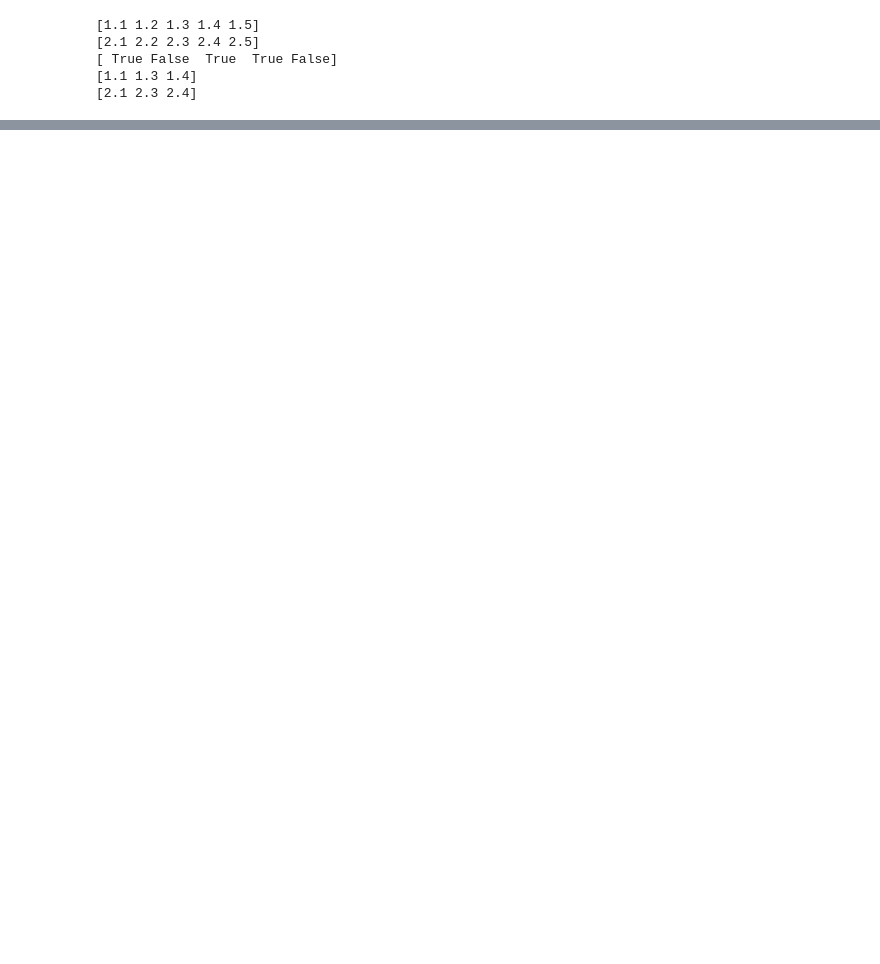
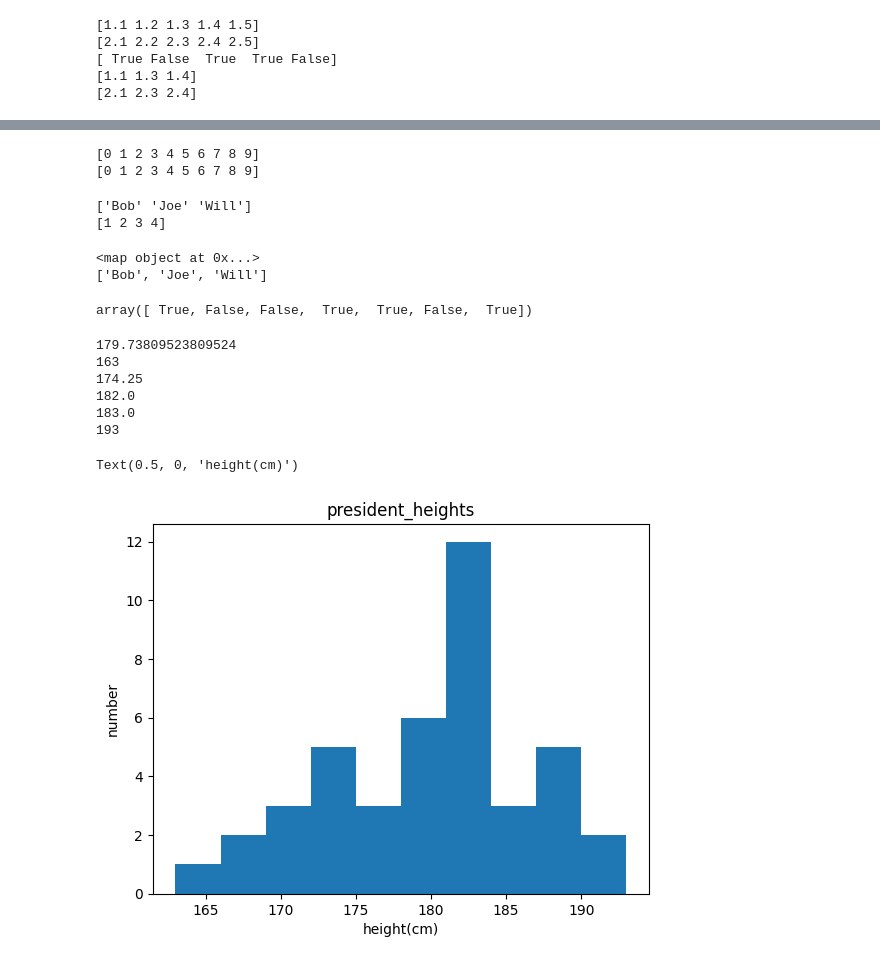
Before and after one commit to SoongMoo/soldesk20250823, a Jupyter notebook: numpy.ipynb, the cells around one changed output, grey strips where cells are left out. Saved outputs shown, nothing was run; the diff lists cells and outputs as text; code cells hidden in the pictures; blank space fills up the shorter version.

```diff
--- a/numpy.ipynb
+++ b/numpy.ipynb
@@ -773,0 +944,67 @@ print(result)
+# %%
+# 여러개의 배열을 하나의 파일에 저장
+np.savez("array_archive.npz", a=arr, b=arr) # a=arr, b=arr이기 때문에 같은 배열이 두 번 저장됩니다.
+arch = np.load("array_archive.npz")
+print(arch["a"])  # 저장된 'a' 배열
+print(arch["b"])  # 저장된 'b' 배열
+# %% [output]
+[0 1 2 3 4 5 6 7 8 9]
+[0 1 2 3 4 5 6 7 8 9]
+# %%
+# 고유 및 기타 집합 논리
+# 중복값 제거
+names = np.array(["Bob", "Will", "Joe", "Bob", "Will", "Joe", "Joe"])
+print(np.unique(names))
+
+ints = np.array([3, 3, 3, 2, 2, 1, 1, 4, 4])
+print(np.unique(ints))
+# %% [output]
+['Bob' 'Joe' 'Will']
+[1 2 3 4]
+# %%
+print(map(str, np.unique(names)))
+unique_sorted_names = list(map(str, np.unique(names)))
+print(unique_sorted_names)
+# %% [output]
+<map object at 0x...>
+['Bob', 'Joe', 'Will']
+# %%
+values = np.array([6, 0, 0, 3, 2, 5, 6])
+np.isin(values, [2, 3, 6]) # index가 아닌 값이 이와 같을 때 같은 값은 True로 출력
+# %% [output]
+array([ True, False, False,  True,  True, False,  True])
+# %%
+import pandas as pd
+import numpy as np
+df = pd.read_csv("https://raw.githubusercontent.com/SoongMoo/data-analysis/refs/heads/main/data/president_heights.csv")
+heights = np.array(df['height(cm)'])
+heights # 1차원 배열
+# 키의 평균
+print(heights.mean())
+# 0 사분위
+print(heights.min())
+# 1사분위 25%
+print(np.percentile(heights, 25))
+# 2사분위 50% : 중위값
+print(np.percentile(heights, 50))
+# 3사분위 75%
+print(np.percentile(heights, 75))
+# 4 사분위
+print(heights.max())
+# %% [output]
+179.73809523809524
+163
+174.25
+182.0
+183.0
+193
+# %%
+import matplotlib.pyplot as plt
+plt.hist(heights)
+
+plt.title("president_heights")
+plt.ylabel("number")
+plt.xlabel("height(cm)")
+# %% [output]
+Text(0.5, 0, 'height(cm)')
+[figure, added]
```
Also changed, not shown: parts of 12 cells of this notebook.
